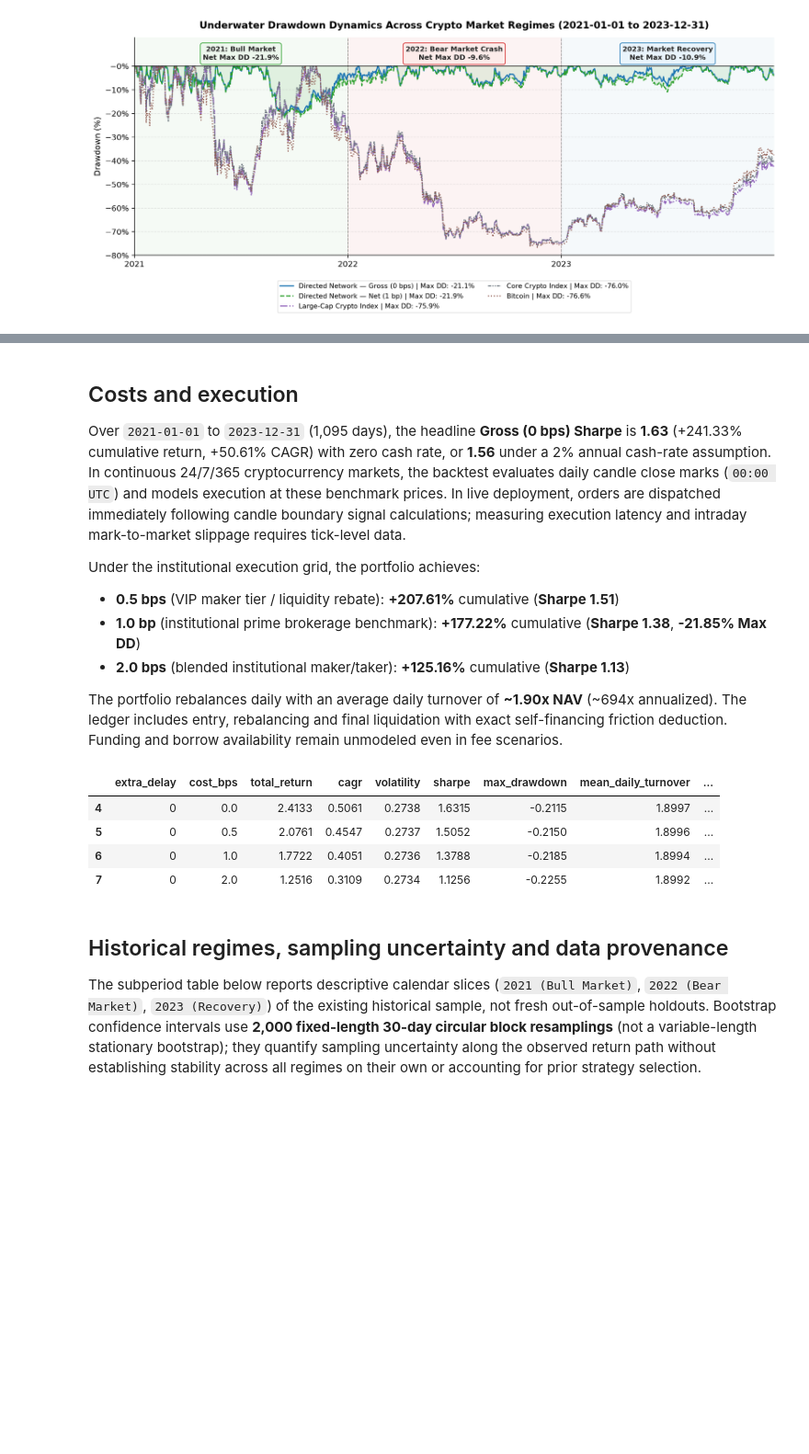
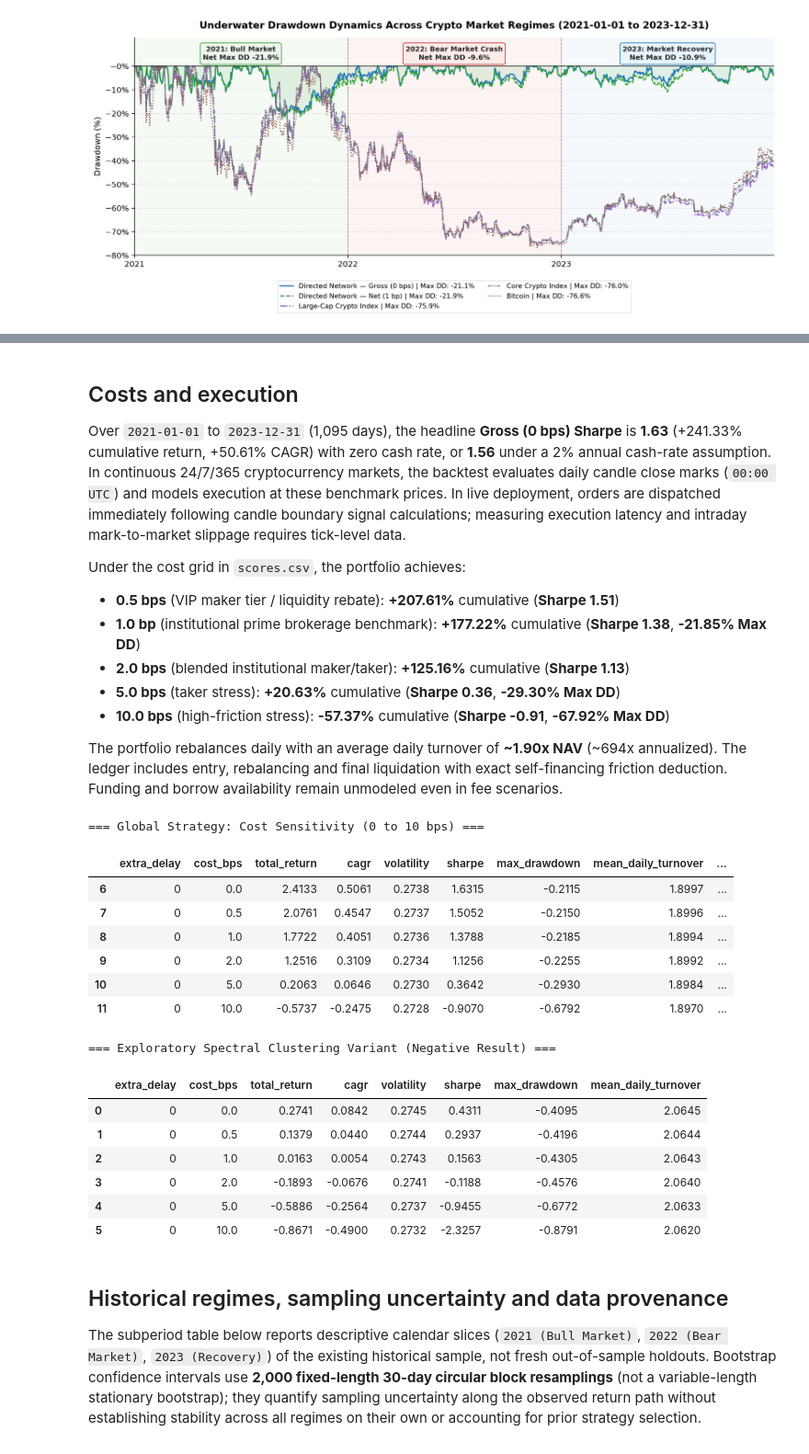
Before and after one commit to Juliansaiani/directed-return-networks, a Jupyter notebook: notebooks/research.ipynb, the cells around one changed output, grey strips where cells are left out. Shown at 92% size. Saved outputs shown, nothing was run; the diff lists cells and outputs as text; code cells hidden in the pictures; blank space fills up the shorter version.

```diff
--- a/notebooks/research.ipynb
+++ b/notebooks/research.ipynb
@@ -55,20 +55,37 @@ display(pd.read_csv(A / 'benchmarks.csv').round(4))
 
 Over `2021-01-01` to `2023-12-31` (1,095 days), the headline **Gross (0 bps) Sharpe** is **1.63** (+241.33% cumulative return, +50.61% CAGR) with zero cash rate, or **1.56** under a 2% annual cash-rate assumption. In continuous 24/7/365 cryptocurrency markets, the backtest evaluates daily candle close marks (`00:00 UTC`) and models execution at these benchmark prices. In live deployment, orders are dispatched immediately following candle boundary signal calculations; measuring execution latency and intraday mark-to-market slippage requires tick-level data.
 
-Under the institutional execution grid, the portfolio achieves:
+Under the cost grid in `scores.csv`, the portfolio achieves:
 - **0.5 bps** (VIP maker tier / liquidity rebate): **+207.61%** cumulative (**Sharpe 1.51**)
 - **1.0 bp** (institutional prime brokerage benchmark): **+177.22%** cumulative (**Sharpe 1.38**, **-21.85% Max DD**)
 - **2.0 bps** (blended institutional maker/taker): **+125.16%** cumulative (**Sharpe 1.13**)
+- **5.0 bps** (taker stress): **+20.63%** cumulative (**Sharpe 0.36**, **-29.30% Max DD**)
+- **10.0 bps** (high-friction stress): **-57.37%** cumulative (**Sharpe -0.91**, **-67.92% Max DD**)
 
 The portfolio rebalances daily with an average daily turnover of **~1.90x NAV** (~694x annualized). The ledger includes entry, rebalancing and final liquidation with exact self-financing friction deduction. Funding and borrow availability remain unmodeled even in fee scenarios.
 # %%
-display(scores[['extra_delay', 'cost_bps', 'total_return', 'cagr', 'volatility', 'sharpe', 'max_drawdown', 'mean_daily_turnover', 'stale_held_marks']].round(4))
+all_scores = pd.read_csv(A / 'scores.csv')
+print('=== Global Strategy: Cost Sensitivity (0 to 10 bps) ===')
+display(all_scores.query("mode == 'global'")[['extra_delay', 'cost_bps', 'total_return', 'cagr', 'volatility', 'sharpe', 'max_drawdown', 'mean_daily_turnover', 'stale_held_marks']].round(4))
+print('\n=== Exploratory Spectral Clustering Variant (Negative Result) ===')
+display(all_scores.query("mode == 'clustered'")[['extra_delay', 'cost_bps', 'total_return', 'cagr', 'volatility', 'sharpe', 'max_drawdown', 'mean_daily_turnover']].round(4))
 # %% [output]
+=== Global Strategy: Cost Sensitivity (0 to 10 bps) ===
 |  | extra_delay | cost_bps | total_return | cagr | volatility | sharpe | max_drawdown | mean_daily_turnover | ... |
-| 4 | 0 | 0.0 | 2.4133 | 0.5061 | 0.2738 | 1.6315 | -0.2115 | 1.8997 | ... |
-| 5 | 0 | 0.5 | 2.0761 | 0.4547 | 0.2737 | 1.5052 | -0.2150 | 1.8996 | ... |
-| 6 | 0 | 1.0 | 1.7722 | 0.4051 | 0.2736 | 1.3788 | -0.2185 | 1.8994 | ... |
-| 7 | 0 | 2.0 | 1.2516 | 0.3109 | 0.2734 | 1.1256 | -0.2255 | 1.8992 | ... |
+| 6 | 0 | 0.0 | 2.4133 | 0.5061 | 0.2738 | 1.6315 | -0.2115 | 1.8997 | ... |
+| 7 | 0 | 0.5 | 2.0761 | 0.4547 | 0.2737 | 1.5052 | -0.2150 | 1.8996 | ... |
+| 8 | 0 | 1.0 | 1.7722 | 0.4051 | 0.2736 | 1.3788 | -0.2185 | 1.8994 | ... |
+| 9 | 0 | 2.0 | 1.2516 | 0.3109 | 0.2734 | 1.1256 | -0.2255 | 1.8992 | ... |
+| 10 | 0 | 5.0 | 0.2063 | 0.0646 | 0.2730 | 0.3642 | -0.2930 | 1.8984 | ... |
+| 11 | 0 | 10.0 | -0.5737 | -0.2475 | 0.2728 | -0.9070 | -0.6792 | 1.8970 | ... |
+=== Exploratory Spectral Clustering Variant (Negative Result) ===
+|  | extra_delay | cost_bps | total_return | cagr | volatility | sharpe | max_drawdown | mean_daily_turnover |
+| 0 | 0 | 0.0 | 0.2741 | 0.0842 | 0.2745 | 0.4311 | -0.4095 | 2.0645 |
+| 1 | 0 | 0.5 | 0.1379 | 0.0440 | 0.2744 | 0.2937 | -0.4196 | 2.0644 |
+| 2 | 0 | 1.0 | 0.0163 | 0.0054 | 0.2743 | 0.1563 | -0.4305 | 2.0643 |
+| 3 | 0 | 2.0 | -0.1893 | -0.0676 | 0.2741 | -0.1188 | -0.4576 | 2.0640 |
+| 4 | 0 | 5.0 | -0.5886 | -0.2564 | 0.2737 | -0.9455 | -0.6772 | 2.0633 |
+| 5 | 0 | 10.0 | -0.8671 | -0.4900 | 0.2732 | -2.3257 | -0.8791 | 2.0620 |
 # %% [markdown]
 ## Historical regimes, sampling uncertainty and data provenance
 
```
Also changed, not shown: parts of 4 cells of this notebook, 11 other files.
